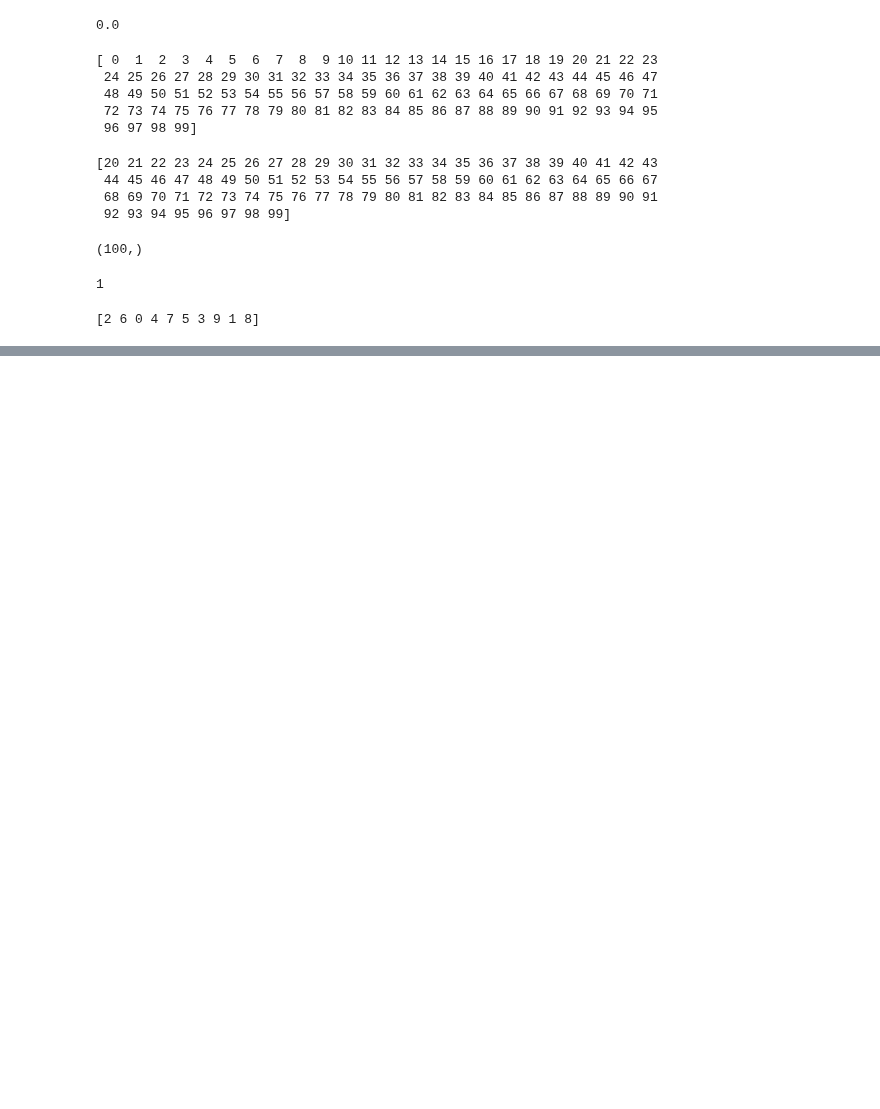
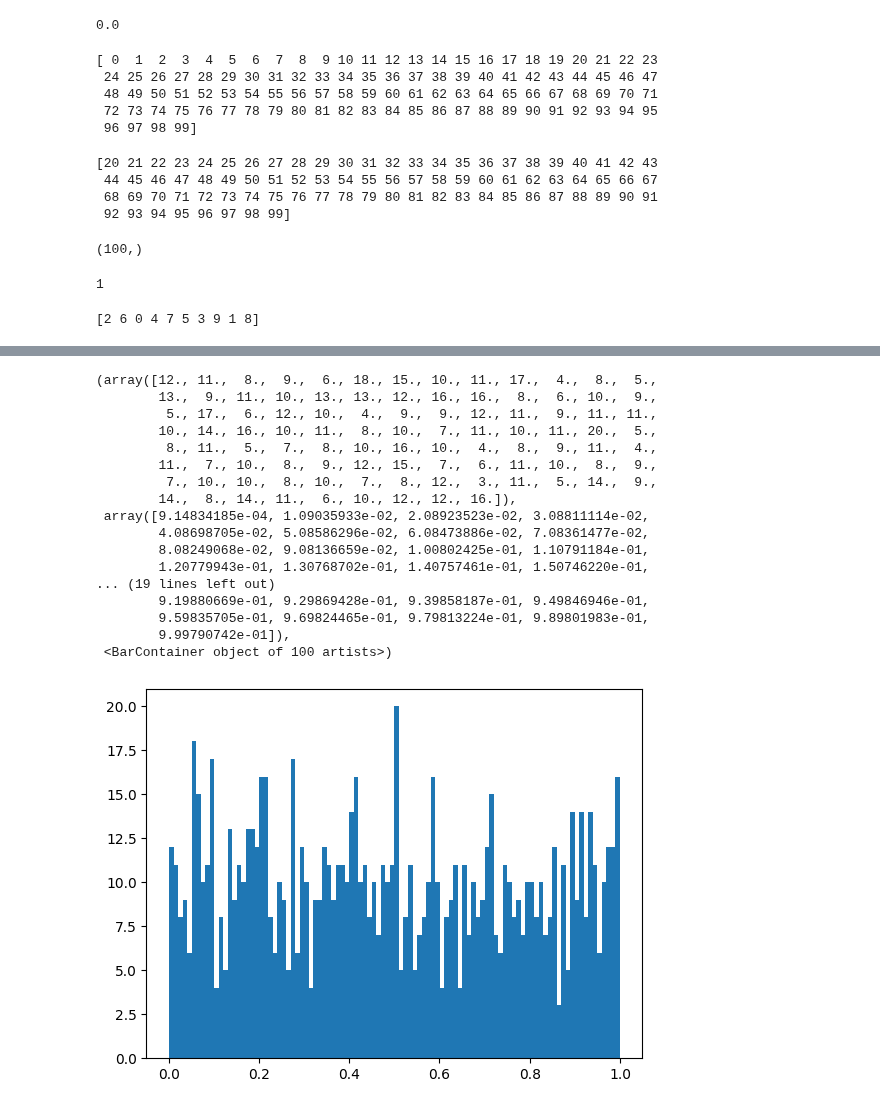
Before and after one commit to BalaSaiKoundinya5/Master-Python-Zero-to-Hero, a Jupyter notebook: Mastering Python Zero to Hero.ipynb, the cells around one changed output, grey strips where cells are left out. Drawn from its saved outputs; the diff is of its cells as text; code cells hidden in the pictures; blank space fills up the shorter version.

```diff
--- a/Mastering Python Zero to Hero.ipynb
+++ b/Mastering Python Zero to Hero.ipynb
@@ -1863,0 +1868,2 @@ np.random.randint(10)
+# %%
+A = np.random.rand(1000)
@@ -1863,0 +1872,21 @@ np.random.randint(10)
+# %%
+plt.hist(A,bins=100)
+# %% [output]
+(array([12., 11.,  8.,  9.,  6., 18., 15., 10., 11., 17.,  4.,  8.,  5.,
+        13.,  9., 11., 10., 13., 13., 12., 16., 16.,  8.,  6., 10.,  9.,
+         5., 17.,  6., 12., 10.,  4.,  9.,  9., 12., 11.,  9., 11., 11.,
+        10., 14., 16., 10., 11.,  8., 10.,  7., 11., 10., 11., 20.,  5.,
+         8., 11.,  5.,  7.,  8., 10., 16., 10.,  4.,  8.,  9., 11.,  4.,
+        11.,  7., 10.,  8.,  9., 12., 15.,  7.,  6., 11., 10.,  8.,  9.,
+         7., 10., 10.,  8., 10.,  7.,  8., 12.,  3., 11.,  5., 14.,  9.,
+        14.,  8., 14., 11.,  6., 10., 12., 12., 16.]),
+ array([9.14834185e-04, 1.09035933e-02, 2.08923523e-02, 3.08811114e-02,
+        4.08698705e-02, 5.08586296e-02, 6.08473886e-02, 7.08361477e-02,
+        8.08249068e-02, 9.08136659e-02, 1.00802425e-01, 1.10791184e-01,
+        1.20779943e-01, 1.30768702e-01, 1.40757461e-01, 1.50746220e-01,
+... (19 lines left out)
+        9.19880669e-01, 9.29869428e-01, 9.39858187e-01, 9.49846946e-01,
+        9.59835705e-01, 9.69824465e-01, 9.79813224e-01, 9.89801983e-01,
+        9.99790742e-01]),
+ <BarContainer object of 100 artists>)
+[figure, added]
```
Also changed, not shown: parts of 12 cells of this notebook.
